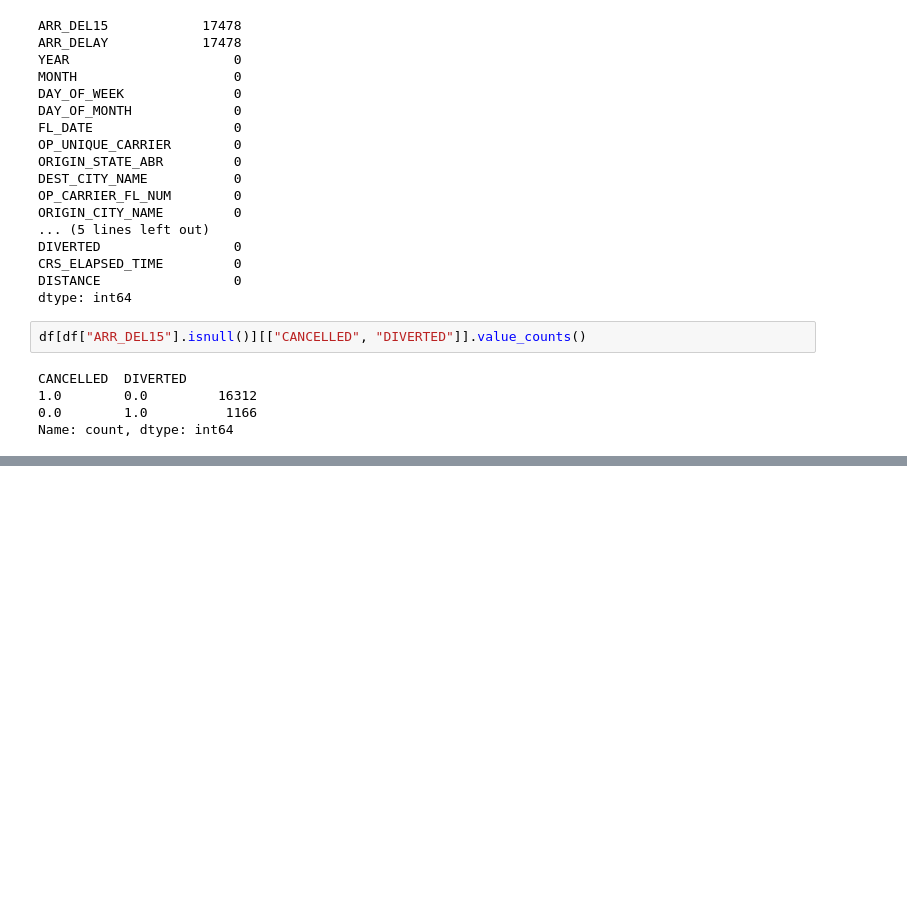
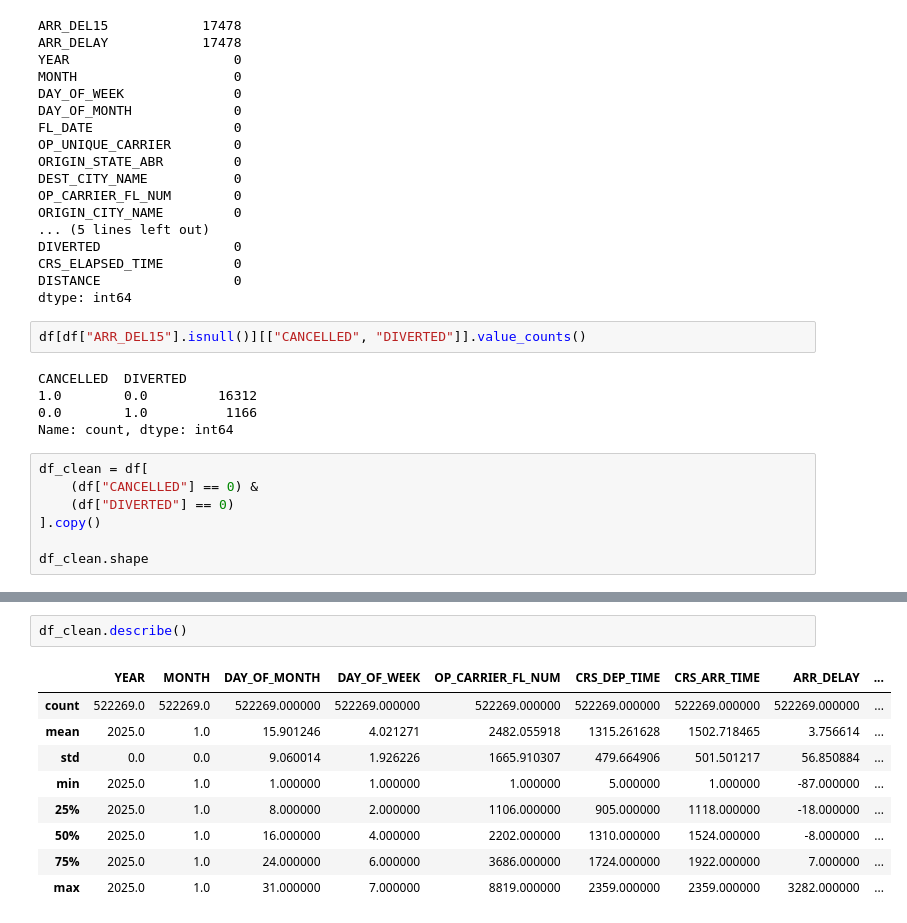
Before and after one commit to sahilsaeidkhan/AI-Projects, a Jupyter notebook: Machine_Learning_Projects/ML_Flight_Delay_Predictor/data_audit.ipynb, the cells around one changed output, grey strips where cells are left out. Cells and saved outputs as stored; diff of their text form; blank space fills up the shorter version.

```diff
--- a/Machine_Learning_Projects/ML_Flight_Delay_Predictor/data_audit.ipynb
+++ b/Machine_Learning_Projects/ML_Flight_Delay_Predictor/data_audit.ipynb
@@ -72,3 +72,10 @@ CANCELLED  DIVERTED
 1.0        0.0         16312
 0.0        1.0          1166
 Name: count, dtype: int64
+# %%
+df_clean = df[
+    (df["CANCELLED"] == 0) &
+    (df["DIVERTED"] == 0)
+].copy()
+
+df_clean.shape
@@ -74,0 +122,12 @@ Name: count, dtype: int64
+# %%
+df_clean.describe()
+# %% [output]
+|  | YEAR | MONTH | DAY_OF_MONTH | DAY_OF_WEEK | OP_CARRIER_FL_NUM | CRS_DEP_TIME | CRS_ARR_TIME | ARR_DELAY | ... |
+| count | 522269.0 | 522269.0 | 522269.000000 | 522269.000000 | 522269.000000 | 522269.000000 | 522269.000000 | 522269.000000 | ... |
+| mean | 2025.0 | 1.0 | 15.901246 | 4.021271 | 2482.055918 | 1315.261628 | 1502.718465 | 3.756614 | ... |
+| std | 0.0 | 0.0 | 9.060014 | 1.926226 | 1665.910307 | 479.664906 | 501.501217 | 56.850884 | ... |
+| min | 2025.0 | 1.0 | 1.000000 | 1.000000 | 1.000000 | 5.000000 | 1.000000 | -87.000000 | ... |
+| 25% | 2025.0 | 1.0 | 8.000000 | 2.000000 | 1106.000000 | 905.000000 | 1118.000000 | -18.000000 | ... |
+| 50% | 2025.0 | 1.0 | 16.000000 | 4.000000 | 2202.000000 | 1310.000000 | 1524.000000 | -8.000000 | ... |
+| 75% | 2025.0 | 1.0 | 24.000000 | 6.000000 | 3686.000000 | 1724.000000 | 1922.000000 | 7.000000 | ... |
+| max | 2025.0 | 1.0 | 31.000000 | 7.000000 | 8819.000000 | 2359.000000 | 2359.000000 | 3282.000000 | ... |
```
Also changed, not shown: parts of 37 cells of this notebook.
